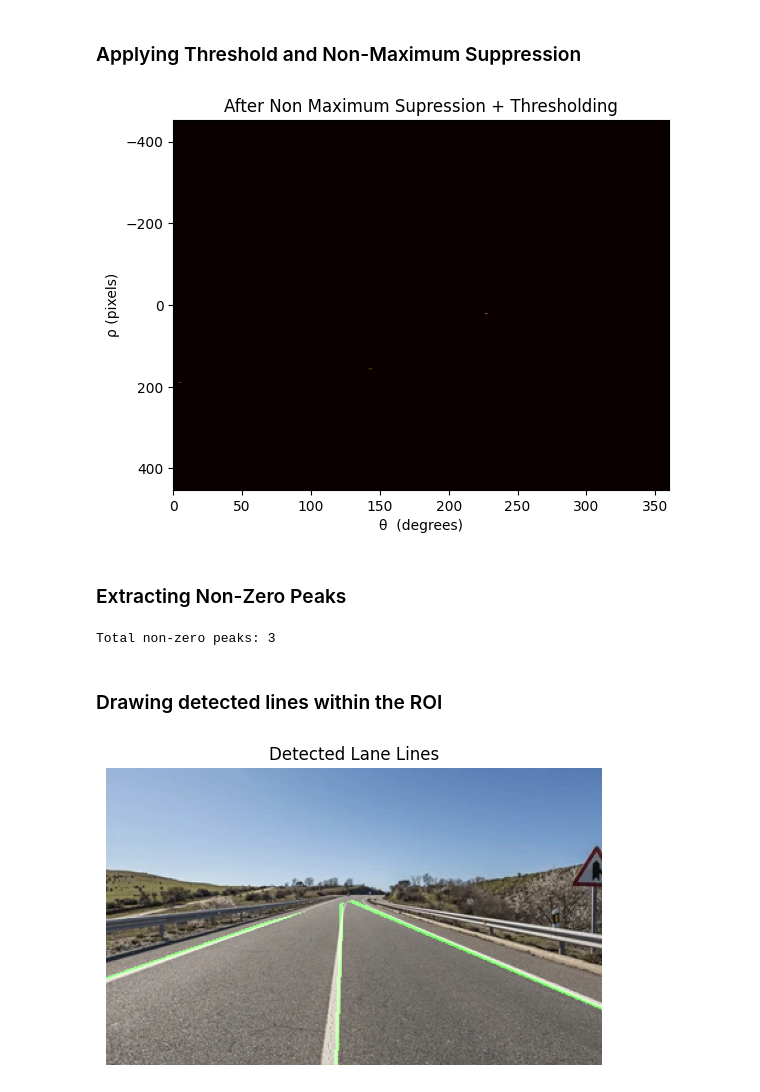
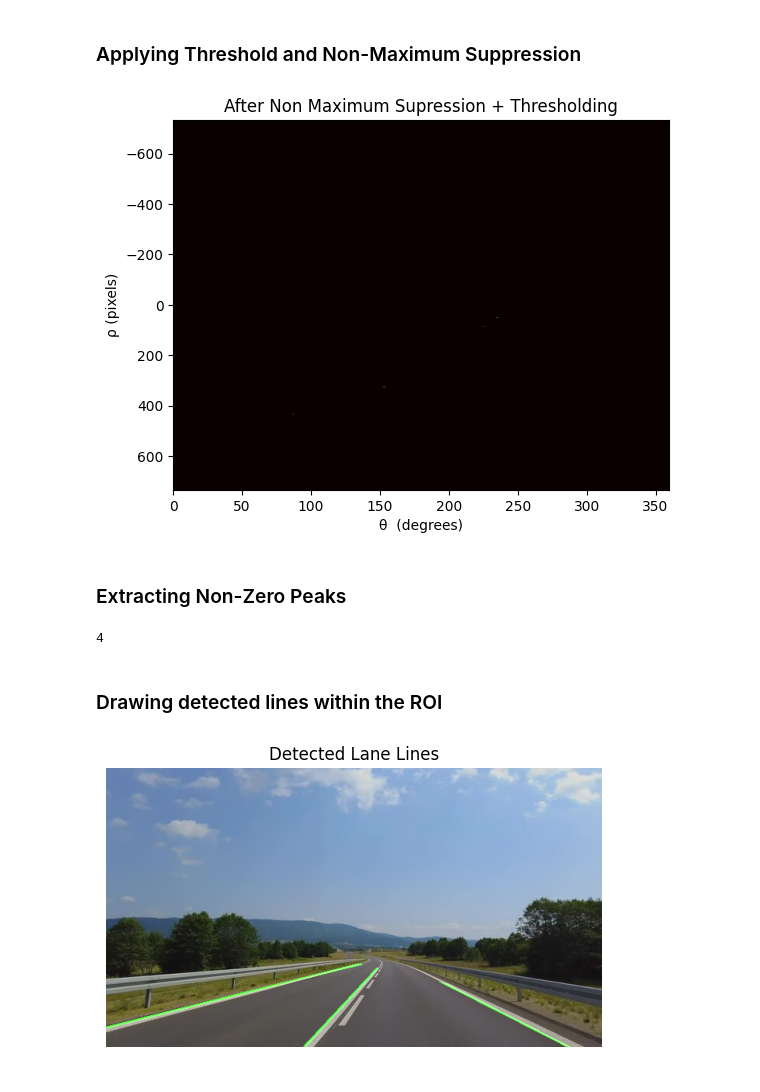
Before and after one commit to Amincsed26/Road-Lane-Detection-Using-Hough-Transform, a Jupyter notebook: lane-detection.ipynb, the cells around one changed output. Drawn from its saved outputs; the diff is of its cells as text; code cells hidden in the pictures.

```diff
--- a/lane-detection.ipynb
+++ b/lane-detection.ipynb
@@ -5,9 +5,8 @@ import numpy as np
 # %% [markdown]
 ### Reading Image
 # %%
-#bgr = cv.imread('Road.png')
-bgr = cv.imread('R1.png')
-#plt.imshow(bgr)
-#plt.title("Original Image (BGR)")
-#plt.axis('off')
-#plt.show()
+bgr = cv.imread('Road03.png')
+plt.imshow(bgr)
+plt.title("Original Image (BGR)")
+plt.axis('off')
+plt.show()
@@ -91,12 +93,12 @@ plt.show()
 # %% [markdown]
 ### Hough Parameters
 # %%
-thetas = np.deg2rad(np.arange(0, 180, 1))
+thetas = np.deg2rad(np.arange(0, 180))
 cos_thetas, sin_thetas = np.cos(thetas), np.sin(thetas)
 # %%
 h, w = roi.shape
 max_rho = int(np.hypot(h, w))
-rhos = np.arange(-max_rho, max_rho, 1)
+rhos = np.arange(-max_rho, max_rho + 1, 1)
 # %% [markdown]
 ### Computing the Hough Accumulator
 # %%
@@ -134,49 +135,38 @@ plt.xlabel("θ  (degrees)")
 plt.ylabel("ρ (pixels)")
 plt.show()
 # %% [output]
-[figure, old version]
+[figure, new version]
 # %% [markdown]
 ### Extracting Non-Zero Peaks
 # %%
 rhos_idx, thetas_idx = np.nonzero(accumulator_nms)
-print(f"Total non-zero peaks: {len(rhos_idx)}")
+nonzero_points = sorted([(rhos[r], thetas[t], accumulator_nms[r, t])
+                        for r, t in zip(rhos_idx, thetas_idx)], key=lambda x: x[2], reverse=True)
 
-nonzero_points = sorted(
-    [(rhos[r], thetas[t], accumulator_nms[r, t]) for r, t in zip(rhos_idx, thetas_idx)],
-    key=lambda x: x[2], reverse=True
-)
-
-#filtered_points = []
-#rho_thresh, theta_thresh = 20, np.deg2rad(30)
-#for rho, theta, votes in nonzero_points:
-#    if all(abs(rho - r) > rho_thresh or abs(theta - t) > theta_thresh for r, t, _ in filtered_points):
-#        filtered_points.append((rho, theta, votes))
-#
-#print(f"Filtered peaks: {len(filtered_points)}")
-#for rho, theta, votes in filtered_points[:3]:
-#    print(f"ρ = {rho}, θ = {np.rad2deg(theta)}, votes = {votes}")
+print(len(nonzero_points))
 # %% [output]
-Total non-zero peaks: 3
+4
 # %% [markdown]
 ### Drawing detected lines within the ROI
 # %%
 lines = np.zeros_like(rgb)
-for rho, theta, votes in nonzero_points:
+k = 3
+for rho, theta, votes in nonzero_points[:k]:
     a = np.cos(theta)
     b = np.sin(theta)
     x0 = a * rho
     y0 = b * rho
     x1 = int(x0 + 1000 * (-b))
     y1 = int(y0 + 1000 * (a))
     x2 = int(x0 - 1000 * (-b))
     y2 = int(y0 - 1000 * (a))
     cv.line(lines, (x1, y1), (x2, y2), (0, 255, 0), 2)
 
 lines_in_roi = cv.bitwise_and(lines, lines, mask=mask)
 final_image = cv.bitwise_or(rgb.copy(), lines_in_roi)
 plt.imshow(final_image)
 plt.title("Detected Lane Lines")
 plt.axis("off")
 plt.show()
 # %% [output]
-[figure, old version]
+[figure, new version]
```
Also changed, not shown: parts of 9 cells of this notebook.
